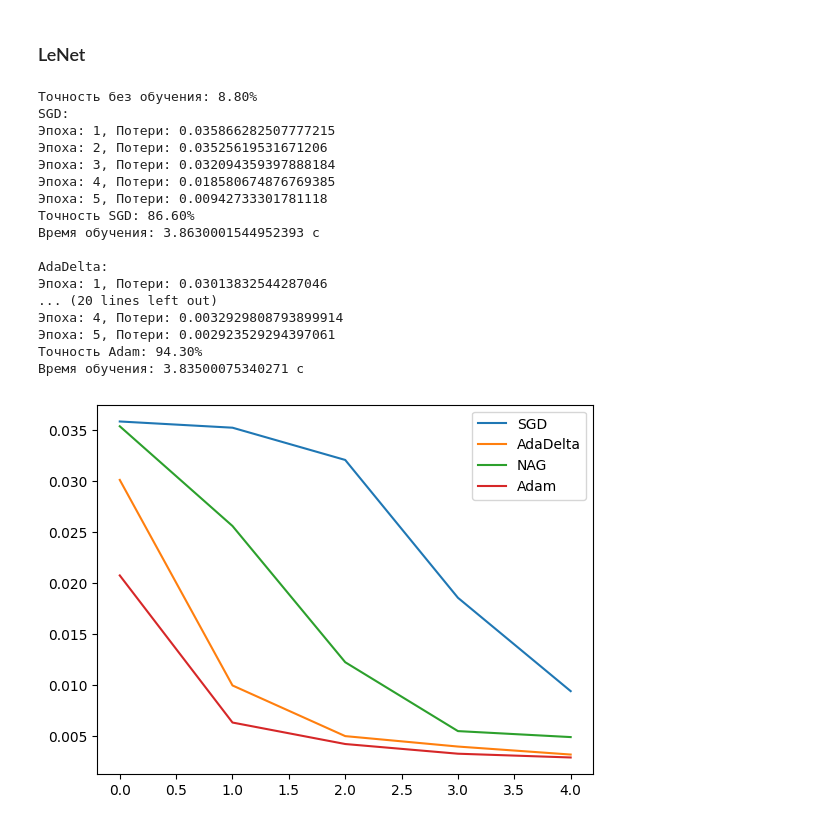
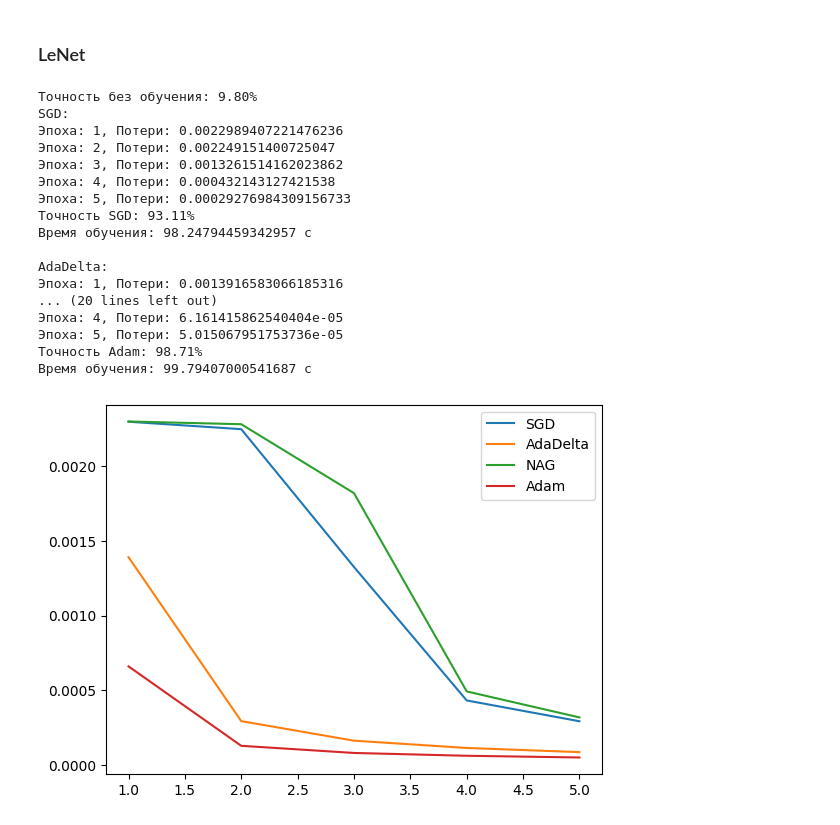
Before and after one commit to mathhyyn/nnetworks, a Jupyter notebook: lab5/lab51.ipynb, the cells around one changed output. Cells and saved outputs as stored; diff of their text form; code cells hidden in the pictures.

Commit message:
lab5 разобралась с cuda
только чет никакого профита особо((

```diff
--- a/lab5/lab51.ipynb
+++ b/lab5/lab51.ipynb
@@ -14,6 +14,7 @@ transform = transforms.Compose([transforms.ToTensor(), transforms.Normalize((0.5
 trainset = torchvision.datasets.MNIST(root='./data', train=True, download=True, transform=transform)
 trainloader = DataLoader(trainset, batch_size=batch_size, shuffle=True)
 testset = torchvision.datasets.MNIST(root='./data', train=False, download=True, transform=transform)
+testloader = torch.utils.data.DataLoader(testset, batch_size=len(testset), shuffle=True)
 # %% [markdown]
 ### LeNet
 # %%
@@ -21,9 +22,9 @@ class LeNet(nn.Module):
     def __init__(self):
         super(LeNet, self).__init__()
         self.conv1 = nn.Conv2d(1, 6, 5)
-        self.pool = nn.MaxPool2d(2, 2)
+        self.pool = nn.AvgPool2d(2, 2)
         self.conv2 = nn.Conv2d(6, 16, 5)
-        self.pool2 = nn.MaxPool2d(2, 2)
+        self.pool2 = nn.AvgPool2d(2, 2)
         self.fc1 = nn.Linear(256, 120)
         self.fc2 = nn.Linear(120, 84)
         self.fc3 = nn.Linear(84, 10)
@@ -37,8 +38,9 @@ class LeNet(nn.Module):
         x = self.fc3(x)
         return x
 
-net0 = LeNet()
-net = LeNet()
+device = torch.device("cuda:0" if torch.cuda.is_available() else "cpu")
+net0 = LeNet().to(device)
+net = LeNet().to(device)
 criterion = nn.CrossEntropyLoss()
 
 def resetNet():
@@ -46,69 +48,71 @@ def resetNet():
 
 def countAccuracy():
     correct = 0
-    size = 1000
-    for image, label in islice(testset, size):
+    size = len(testloader)
+    for image, label in islice(testloader, size):
+        image, label = image.to(device), label.to(device)
         output = net(image)
         _, predicted = torch.max(output.data, 1)
-        correct += predicted == label
-    return 100 * correct.item() / size#len(testset)
+        correct += (predicted == label).sum().item()
+    return 100 * correct / len(testset)
 
 def train(optimizer, optim_name):
     print(f"{optim_name}:")
     start_time = time.time()
     xs, ys = [], []
-    batch_num = 30
+    batch_num = len(trainloader)
     for epoch in range(5):
         running_loss = 0.0
         for inputs, labels in islice(trainloader, batch_num):
+            inputs, labels = inputs.to(device), labels.to(device)
             optimizer.zero_grad()
             outputs = net(inputs)
             loss = criterion(outputs, labels)
             loss.backward()
             optimizer.step()
             running_loss += loss.item()
         xs.append(epoch + 1)
-        ys.append(running_loss / (batch_num * batch_size))
+        ys.append(running_loss / len(trainset))
         print(f'Эпоха: {xs[-1]}, Потери: {ys[-1]}')
     plt.plot(xs, ys, label = optim_name)
     print(f"Точность {optim_name}: {countAccuracy():.2f}%")
     print(f"Время обучения: {time.time() - start_time} с\n")
 
 resetNet()
 print(f"Точность без обучения: {countAccuracy():.2f}%")
 SGD = optim.SGD(net.parameters(), lr=0.1)
 train(SGD, "SGD")
 resetNet()
 AdaDelta = optim.Adadelta(net.parameters(), lr=1.0)
 train(AdaDelta, "AdaDelta")
 resetNet()
-NAG = optim.SGD(net.parameters(), lr=0.1, momentum=0.9, nesterov=True)
+NAG = optim.SGD(net.parameters(), lr=0.01, momentum=0.9, nesterov=True)
 train(NAG, "NAG")
 resetNet()
 Adam = optim.Adam(net.parameters(), lr=0.005)
 train(Adam, "Adam")
 
 plt.legend()
 plt.show()
 # %% [output]
-Точность без обучения: 8.80%
+Точность без обучения: 9.80%
 SGD:
-Эпоха: 1, Потери: 0.035866282507777215
-Эпоха: 2, Потери: 0.03525619531671206
-Эпоха: 3, Потери: 0.032094359397888184
-Эпоха: 4, Потери: 0.018580674876769385
-Эпоха: 5, Потери: 0.00942733301781118
-Точность SGD: 86.60%
-Время обучения: 3.8630001544952393 с
+Эпоха: 1, Потери: 0.0022989407221476236
+Эпоха: 2, Потери: 0.002249151400725047
+Эпоха: 3, Потери: 0.0013261514162023862
+Эпоха: 4, Потери: 0.000432143127421538
+Эпоха: 5, Потери: 0.00029276984309156733
+Точность SGD: 93.11%
+Время обучения: 98.24794459342957 с
 
 AdaDelta:
-Эпоха: 1, Потери: 0.03013832544287046
+Эпоха: 1, Потери: 0.0013916583066185316
 ... (20 lines left out)
-Эпоха: 4, Потери: 0.0032929808793899914
-Эпоха: 5, Потери: 0.002923529294397061
-Точность Adam: 94.30%
-Время обучения: 3.83500075340271 с
+Эпоха: 4, Потери: 6.161415862540404e-05
+Эпоха: 5, Потери: 5.015067951753736e-05
+Точность Adam: 98.71%
+Время обучения: 99.79407000541687 с
-[figure, old version]
+[figure, new version]
 # %%
 print(torch.cuda.is_available())
 # %% [output]
```
Also changed, not shown: parts of 1 cell of this notebook.
